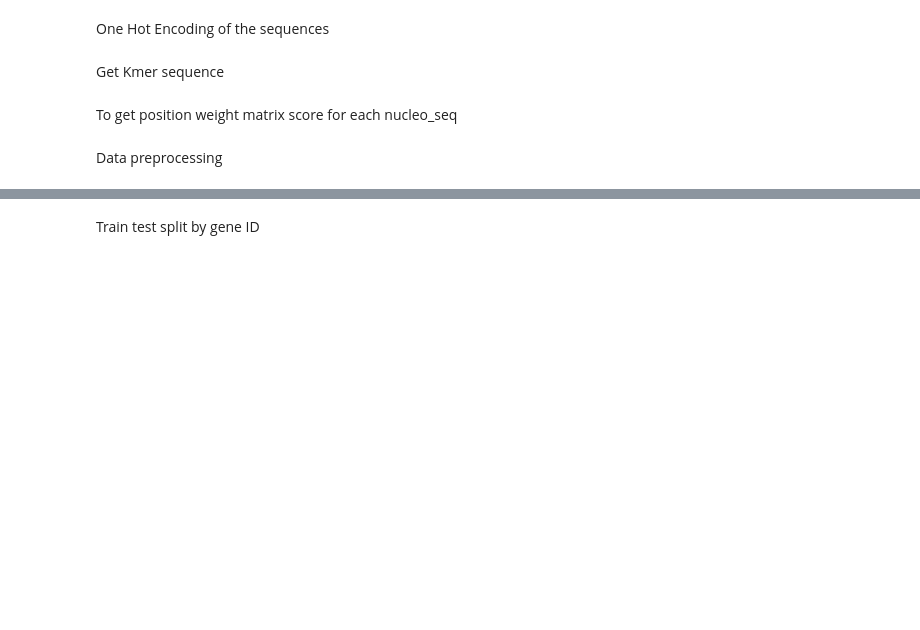
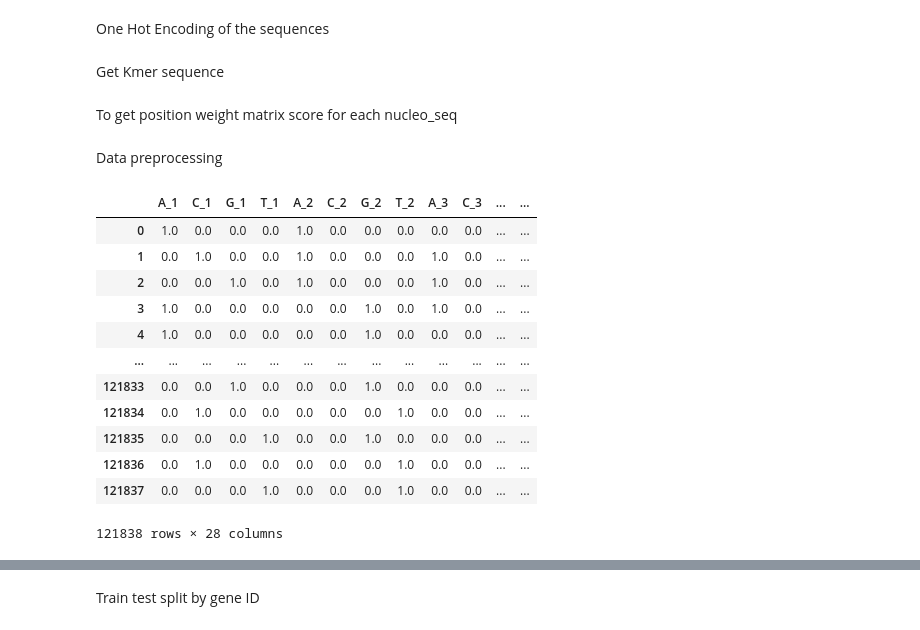
Before and after one commit to shaunpabo/dsa4266-gnome, a Jupyter notebook: intermediate_submission/data_preparation.ipynb, the cells around one changed output, grey strips where cells are left out. Cells and saved outputs as stored; diff of their text form; code cells hidden in the pictures; blank space fills up the shorter version.

```diff
--- a/intermediate_submission/data_preparation.ipynb
+++ b/intermediate_submission/data_preparation.ipynb
@@ -71,6 +71,20 @@ def onehote(sequence):
     mapping = {"A": 0, "C": 1, "G": 2, "T": 3}
     seq2 = [mapping[i] for i in sequence]
     return np.eye(4)[seq2]
+
+def get_indiv_one_hot(df):
+    res=[]
+    for idx, row in df.iterrows():
+        temp = row["seq"].reshape(1,-1).reshape(-1)
+        res.append(temp)
+
+    colName=[]
+
+    for j in range(1, 8):
+        for i in ["A", "C", "G", "T"]:
+           colName.append(i + "_" + str(j))
+
+    return pd.DataFrame(res,columns=colName)
 # %% [markdown]
 Get Kmer sequence
 # %%
@@ -154,7 +169,24 @@ kmer_df = pd.DataFrame(data.apply(lambda x: kmers(x.nucleo_seq),axis=1).to_list(
 data = pd.concat([data,kmer_df], axis=1)
 # %%
 data["seq"] = data.apply(lambda x: onehote(x.nucleo_seq), axis=1)
-data["seq_-1"] = data.apply(lambda x: onehote(x["nucleo_seq_-1"]), axis=1)
-data["seq_0"] = data.apply(lambda x: onehote(x.nucleo_seq_0), axis=1)
-data["seq_1"] = data.apply(lambda x: onehote(x.nucleo_seq_1), axis=1)
+one_hot = get_indiv_one_hot(data)
+# data["seq_-1"] = data.apply(lambda x: onehote(x["nucleo_seq_-1"]), axis=1)
+# data["seq_0"] = data.apply(lambda x: onehote(x.nucleo_seq_0), axis=1)
+# data["seq_1"] = data.apply(lambda x: onehote(x.nucleo_seq_1), axis=1)
+# %%
+one_hot
+# %% [output]
+|  | A_1 | C_1 | G_1 | T_1 | A_2 | C_2 | G_2 | T_2 | A_3 | C_3 | ... | ... |
+| 0 | 1.0 | 0.0 | 0.0 | 0.0 | 1.0 | 0.0 | 0.0 | 0.0 | 0.0 | 0.0 | ... | ... |
+| 1 | 0.0 | 1.0 | 0.0 | 0.0 | 1.0 | 0.0 | 0.0 | 0.0 | 1.0 | 0.0 | ... | ... |
+| 2 | 0.0 | 0.0 | 1.0 | 0.0 | 1.0 | 0.0 | 0.0 | 0.0 | 1.0 | 0.0 | ... | ... |
+| 3 | 1.0 | 0.0 | 0.0 | 0.0 | 0.0 | 0.0 | 1.0 | 0.0 | 1.0 | 0.0 | ... | ... |
+| 4 | 1.0 | 0.0 | 0.0 | 0.0 | 0.0 | 0.0 | 1.0 | 0.0 | 0.0 | 0.0 | ... | ... |
+| ... | ... | ... | ... | ... | ... | ... | ... | ... | ... | ... | ... | ... |
+| 121833 | 0.0 | 0.0 | 1.0 | 0.0 | 0.0 | 0.0 | 1.0 | 0.0 | 0.0 | 0.0 | ... | ... |
+| 121834 | 0.0 | 1.0 | 0.0 | 0.0 | 0.0 | 0.0 | 0.0 | 1.0 | 0.0 | 0.0 | ... | ... |
+| 121835 | 0.0 | 0.0 | 0.0 | 1.0 | 0.0 | 0.0 | 1.0 | 0.0 | 0.0 | 0.0 | ... | ... |
+| 121836 | 0.0 | 1.0 | 0.0 | 0.0 | 0.0 | 0.0 | 0.0 | 1.0 | 0.0 | 0.0 | ... | ... |
+| 121837 | 0.0 | 0.0 | 0.0 | 1.0 | 0.0 | 0.0 | 0.0 | 1.0 | 0.0 | 0.0 | ... | ... |
+121838 rows × 28 columns
 # %%
```
Also changed, not shown: parts of 9 cells of this notebook.
